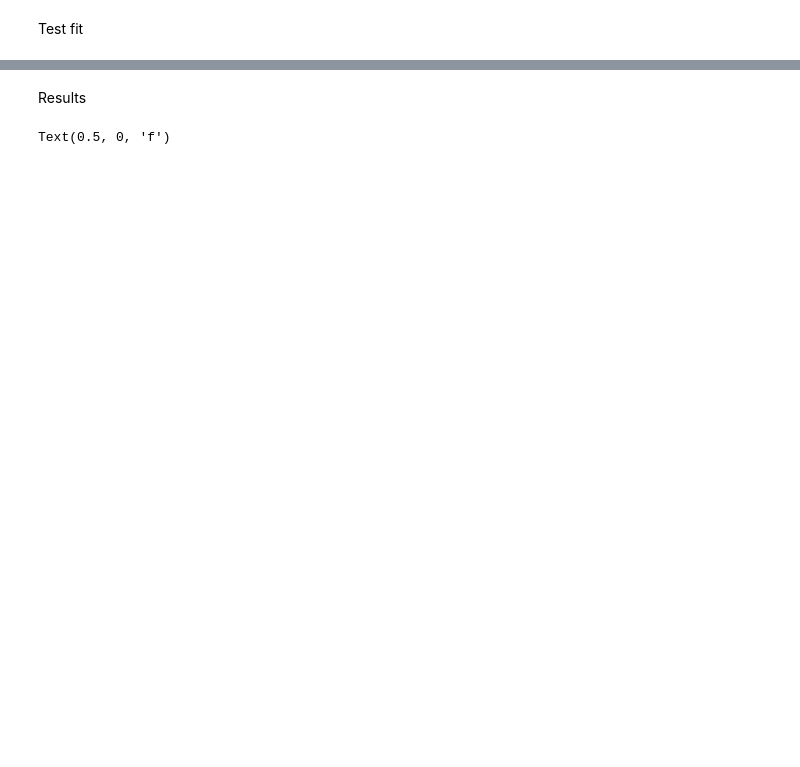
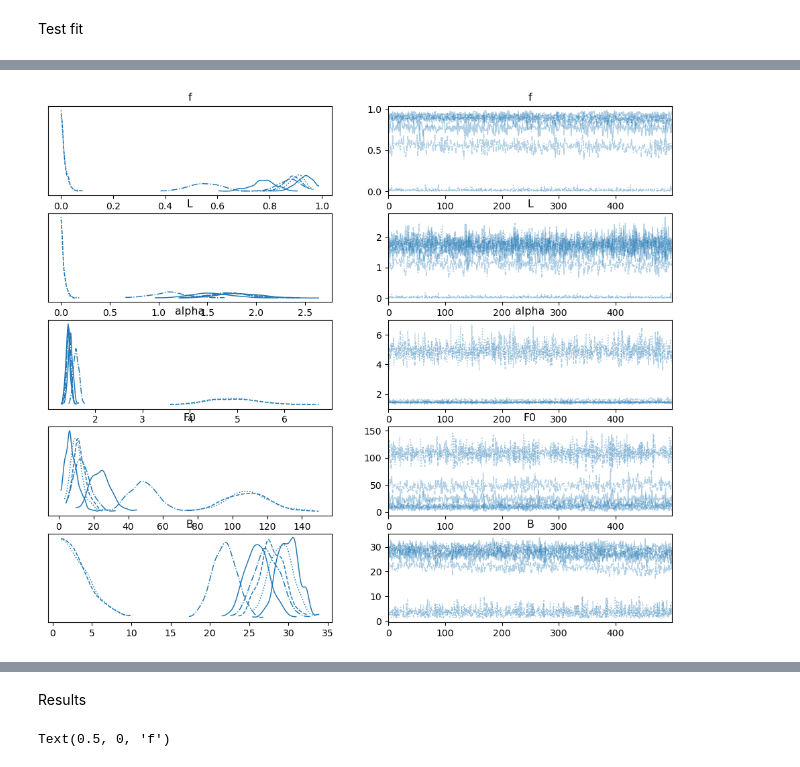
Before and after one commit to uhecr-project/uhecr_model, a Jupyter notebook: uhecr_model/paper_1/energy_loss/test_fancy_updates.ipynb, the cells around one changed output, grey strips where cells are left out. Drawn from its saved outputs; the diff is of its cells as text; code cells hidden in the pictures; blank space fills up the shorter version.

```diff
--- a/uhecr_model/paper_1/energy_loss/test_fancy_updates.ipynb
+++ b/uhecr_model/paper_1/energy_loss/test_fancy_updates.ipynb
@@ -16,7 +17,7 @@ from fancy.propagation.energy_loss import EnergyLoss
 source_type = "SBG_23"
 detector_type = "TA2015"
 model_type = "joint"
-ptype = "p"
+ptype = "N"
 random_seed = 42
 gmf = "None"
 
@@ -148,3 +169,7 @@ Exception: pareto_lpdf: Shape parameter is 0, but must be positive finite! (in '
 Consider re-running with show_console=True if the above output is unclear!
 Checking all diagnostics...
 Done!
+# %%
+arviz.plot_trace(fit, var_names=["f", "L", "alpha", "F0", "B"]);
+# %% [output]
+[figure, added]
```
Also changed, not shown: parts of 7 cells of this notebook, 1 other file.
